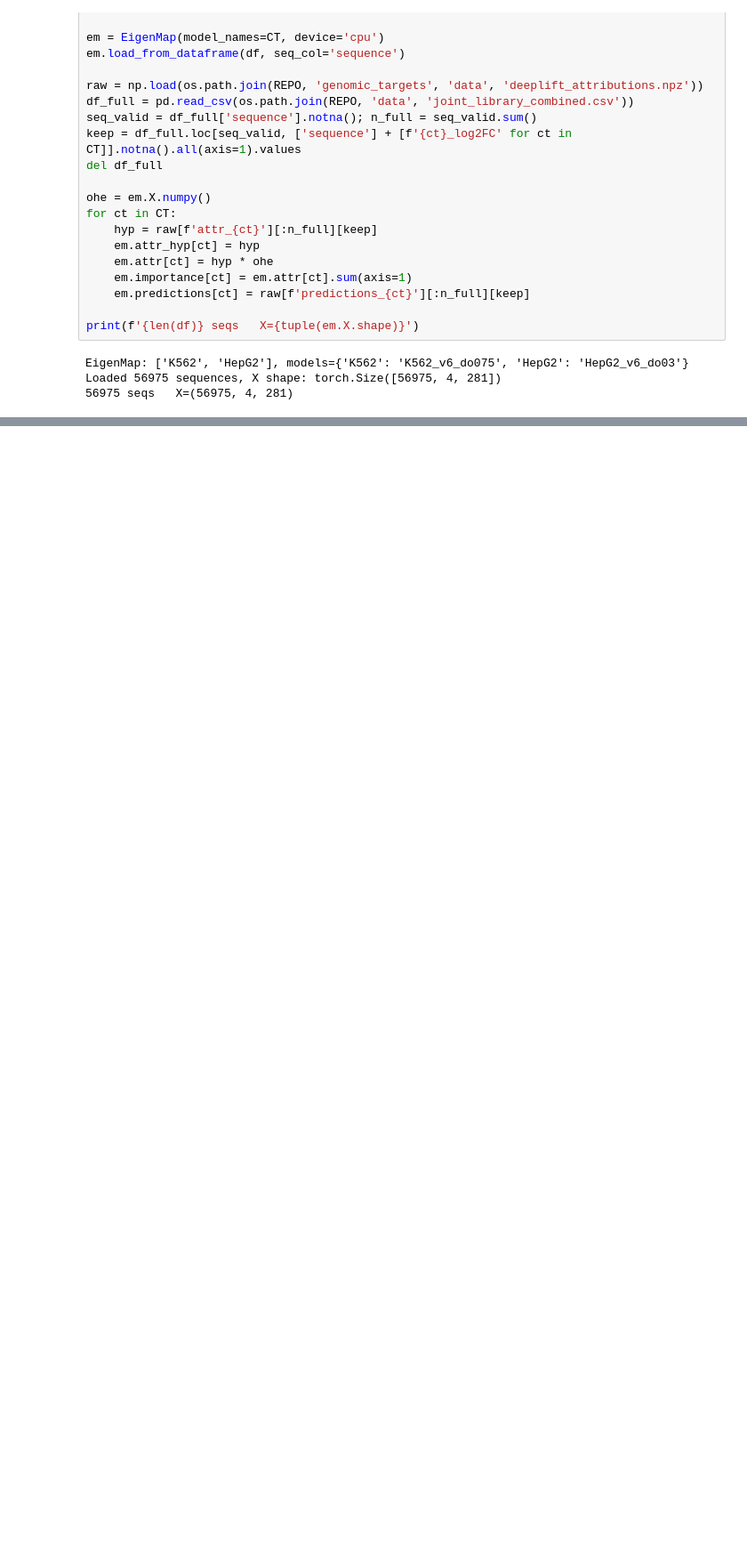
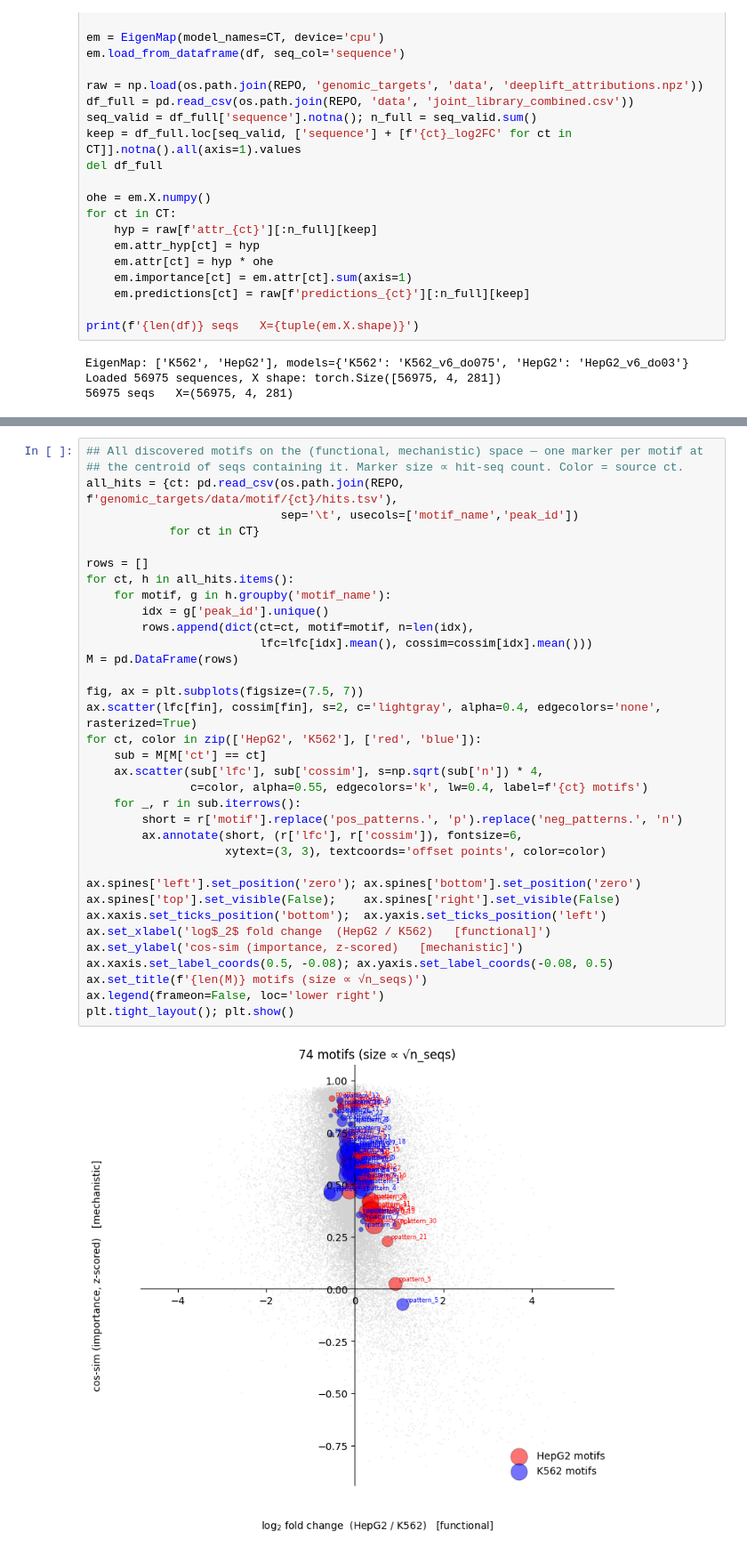
Before and after one commit to pabmantilla/Hippo_dependency_mpra, a Jupyter notebook: genomic_targets/scripts/2d_diff_call/scripts/2d_library.ipynb, the cells around one changed output, grey strips where cells are left out. Shown at 89% size. Drawn from its saved outputs; the diff is of its cells as text; blank space fills up the shorter version.

```diff
--- a/genomic_targets/scripts/2d_diff_call/scripts/2d_library.ipynb
+++ b/genomic_targets/scripts/2d_diff_call/scripts/2d_library.ipynb
@@ -104,0 +318,37 @@ FileNotFoundError: [Errno 2] Unable to synchronously open file (unable to open f
+# %%
+## All discovered motifs on the (functional, mechanistic) space — one marker per motif at
+## the centroid of seqs containing it. Marker size ∝ hit-seq count. Color = source ct.
+all_hits = {ct: pd.read_csv(os.path.join(REPO, f'genomic_targets/data/motif/{ct}/hits.tsv'),
+                            sep='\t', usecols=['motif_name','peak_id'])
+            for ct in CT}
+
+rows = []
+for ct, h in all_hits.items():
+    for motif, g in h.groupby('motif_name'):
+        idx = g['peak_id'].unique()
+        rows.append(dict(ct=ct, motif=motif, n=len(idx),
+                         lfc=lfc[idx].mean(), cossim=cossim[idx].mean()))
+M = pd.DataFrame(rows)
+
+fig, ax = plt.subplots(figsize=(7.5, 7))
+ax.scatter(lfc[fin], cossim[fin], s=2, c='lightgray', alpha=0.4, edgecolors='none', rasterized=True)
+for ct, color in zip(['HepG2', 'K562'], ['red', 'blue']):
+    sub = M[M['ct'] == ct]
+    ax.scatter(sub['lfc'], sub['cossim'], s=np.sqrt(sub['n']) * 4,
+               c=color, alpha=0.55, edgecolors='k', lw=0.4, label=f'{ct} motifs')
+    for _, r in sub.iterrows():
+        short = r['motif'].replace('pos_patterns.', 'p').replace('neg_patterns.', 'n')
+        ax.annotate(short, (r['lfc'], r['cossim']), fontsize=6,
+                    xytext=(3, 3), textcoords='offset points', color=color)
+
+ax.spines['left'].set_position('zero'); ax.spines['bottom'].set_position('zero')
+ax.spines['top'].set_visible(False);    ax.spines['right'].set_visible(False)
+ax.xaxis.set_ticks_position('bottom');  ax.yaxis.set_ticks_position('left')
+ax.set_xlabel('log$_2$ fold change  (HepG2 / K562)   [functional]')
+ax.set_ylabel('cos-sim (importance, z-scored)   [mechanistic]')
+ax.xaxis.set_label_coords(0.5, -0.08); ax.yaxis.set_label_coords(-0.08, 0.5)
+ax.set_title(f'{len(M)} motifs (size ∝ √n_seqs)')
+ax.legend(frameon=False, loc='lower right')
+plt.tight_layout(); plt.show()
+# %% [output]
+[figure, added]
```
Also changed, not shown: parts of 9 cells of this notebook, 1 other file.
